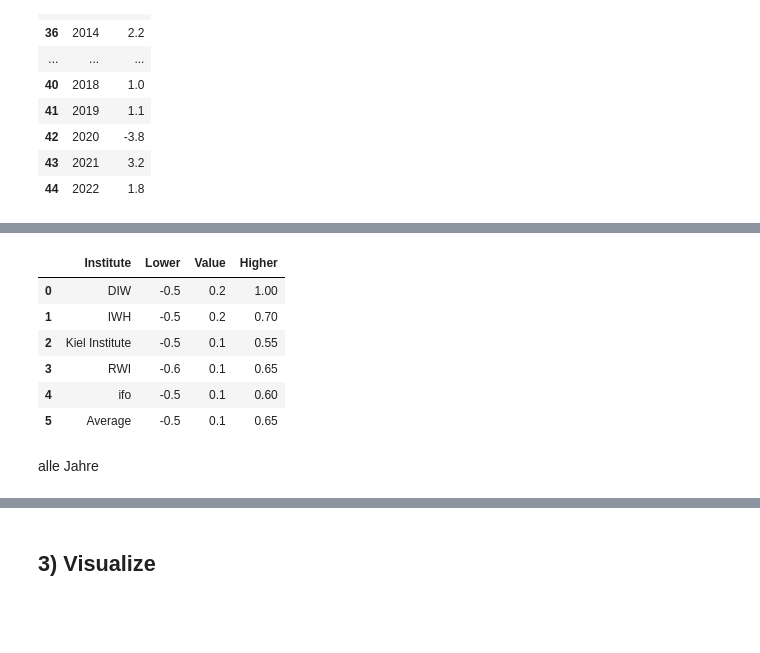
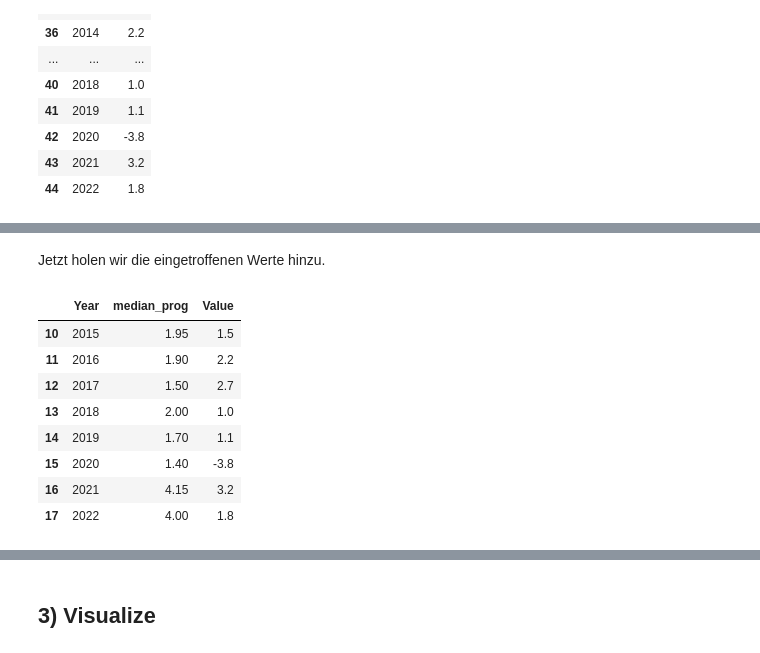
Before and after one commit to bettibayeah/konjunkturtracker, a Jupyter notebook: Konjunkturtracker.ipynb, the cells around one changed output, grey strips where cells are left out. Saved outputs shown, nothing was run; the diff lists cells and outputs as text; code cells hidden in the pictures; blank space fills up the shorter version.

```diff
--- a/Konjunkturtracker.ipynb
+++ b/Konjunkturtracker.ipynb
@@ -211,0 +239,13 @@ df_2027_final = final_dfs[2027][['Institute', 'Lower', 'Value', 'Higher']].copy(
+# %%
+df_prog_graph2 = df_prog.copy()
+
+# Nur die Vorjahresprognosen behalten
+df_prog_graph2 = df_prog_graph2[df_prog_graph2['Horizon'] == 1]
+
+# Medianprognosewerte
+df_prog_graph2['median_prog'] = df_prog_graph2.groupby(['Year'])["Value"].transform('median')
+
+# Nur die Medianprognosen pro Jahr behalten
+df_prog_graph2 = (df_prog_graph2.loc[:, ["Year", "median_prog"]].drop_duplicates())
+
+df_prog_graph2
@@ -212,37 +270,18 @@ df_2027_final = final_dfs[2027][['Institute', 'Lower', 'Value', 'Higher']].copy(
+# %% [markdown]
+Jetzt holen wir die eingetroffenen Werte hinzu.
 # %%
-dfs = {
-    2025: df_2025_final,
-    2026: df_2026_final,
-    2027: df_2027_final
-}
+# Die Medianabweichungen an den Datensatz anhängen
+df_graph2 = df_prog_graph2.merge(df_real, on=["Year"], how="right")
 
-for year, df in dfs.items():
-    df_copy = df.copy()
-    avg_row = {
-        "Year": year,
-        "Institute": "Average",
-        "Value": df_copy["Value"].median(),
-        "Lower": df_copy["Lower"].median(),
-        "Higher": df_copy["Higher"].median()
-    }
-
-    dfs[year] = pd.concat(
-        [df_copy, pd.DataFrame([avg_row])],
-        ignore_index=True
-    )
-
-df_2025_final = dfs[2025][['Institute', 'Lower', 'Value', 'Higher']].round(2).copy()
-df_2026_final = dfs[2026][['Institute', 'Lower', 'Value', 'Higher']].round(2).copy()
-df_2027_final = dfs[2027][['Institute', 'Lower', 'Value', 'Higher']].copy()
-
-df_2025_final
+df_graph2 = df_graph2[df_graph2["Year"] > 2014]
+df_graph2
 # %% [output]
-|  | Institute | Lower | Value | Higher |
-| 0 | DIW | -0.5 | 0.2 | 1.00 |
-| 1 | IWH | -0.5 | 0.2 | 0.70 |
-| 2 | Kiel Institute | -0.5 | 0.1 | 0.55 |
-| 3 | RWI | -0.6 | 0.1 | 0.65 |
-| 4 | ifo | -0.5 | 0.1 | 0.60 |
-| 5 | Average | -0.5 | 0.1 | 0.65 |
+|  | Year | median_prog | Value |
+| 10 | 2015 | 1.95 | 1.5 |
+| 11 | 2016 | 1.90 | 2.2 |
+| 12 | 2017 | 1.50 | 2.7 |
+| 13 | 2018 | 2.00 | 1.0 |
+| 14 | 2019 | 1.70 | 1.1 |
+| 15 | 2020 | 1.40 | -3.8 |
+| 16 | 2021 | 4.15 | 3.2 |
+| 17 | 2022 | 4.00 | 1.8 |
-# %% [markdown]
-alle Jahre
```
Also changed, not shown: parts of 46 cells of this notebook.
